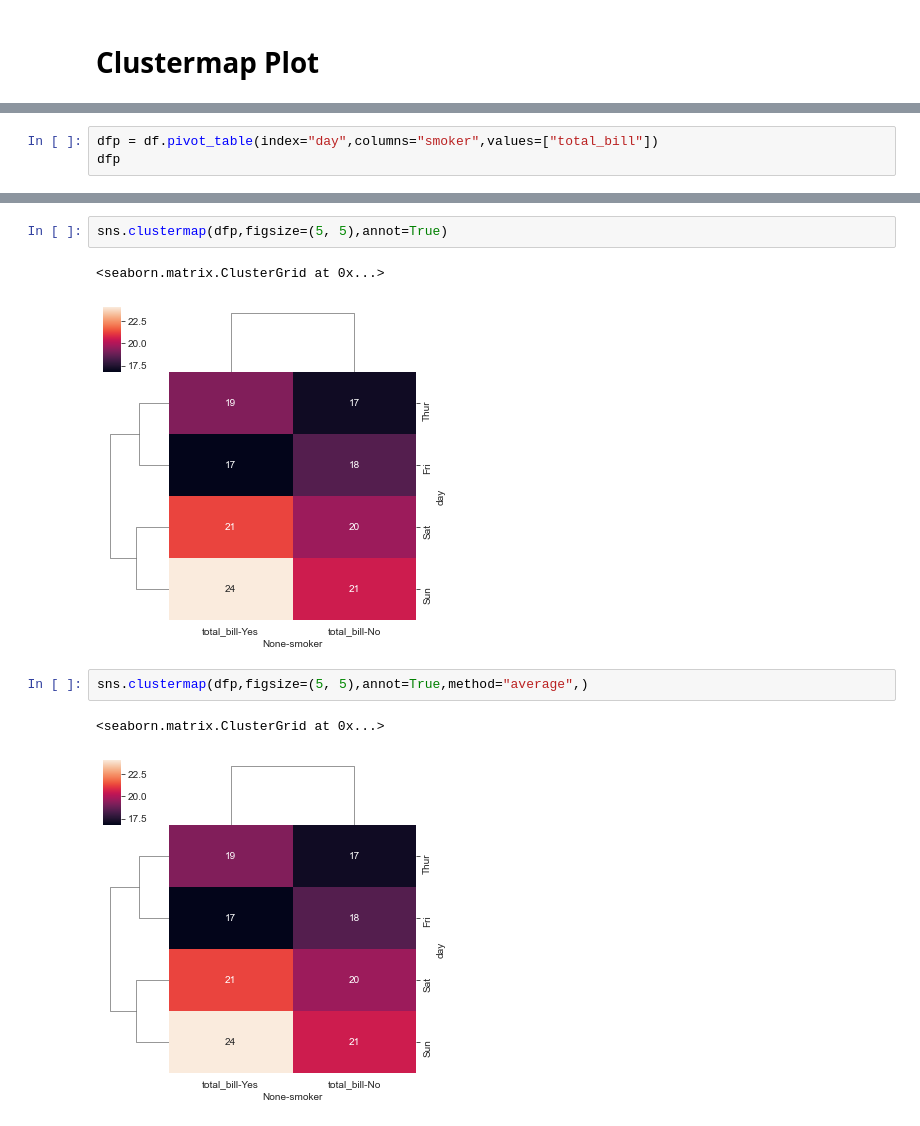
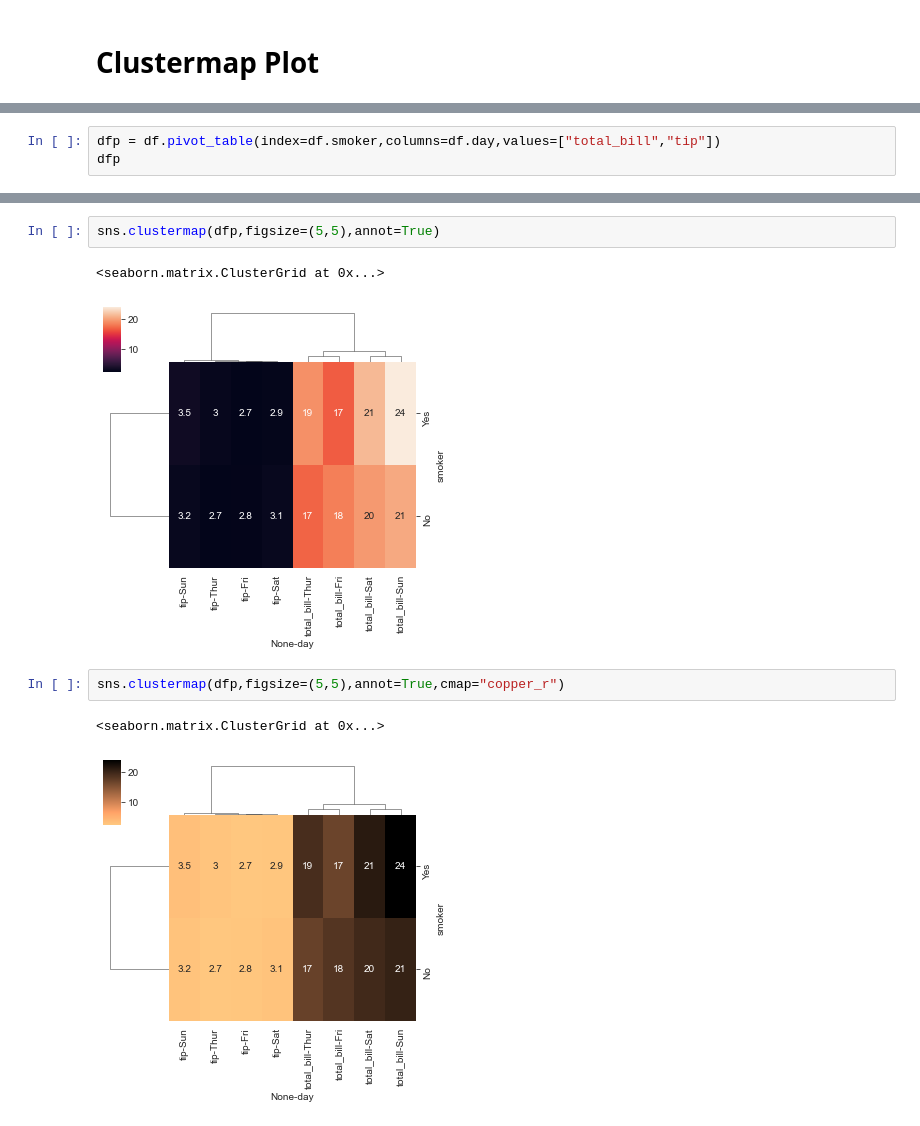
Before and after one commit to pycsr/Python_for_DataScience, a Jupyter notebook: 04_Seaborn_sns_plot_Part-2.ipynb, the cells around one changed output, grey strips where cells are left out. Saved outputs shown, nothing was run; the diff lists cells and outputs as text.

```diff
--- a/04_Seaborn_sns_plot_Part-2.ipynb
+++ b/04_Seaborn_sns_plot_Part-2.ipynb
@@ -226,4 +221,4 @@ df.head(5)
 # %%
-dfp = df.pivot_table(index="day",columns="smoker",values=["total_bill"])
+dfp = df.pivot_table(index=df.smoker,columns=df.day,values=["total_bill","tip"])
 dfp
 # %% [output]
@@ -242,10 +235,10 @@ sns.clustermap(dfp)
 # %%
-sns.clustermap(dfp,figsize=(5, 5),annot=True)
+sns.clustermap(dfp,figsize=(5,5),annot=True)
 # %% [output]
 <seaborn.matrix.ClusterGrid at 0x...>
-[figure, old version]
+[figure, new version]
 # %%
-sns.clustermap(dfp,figsize=(5, 5),annot=True,method="average",)
+sns.clustermap(dfp,figsize=(5,5),annot=True,cmap="copper_r")
 # %% [output]
 <seaborn.matrix.ClusterGrid at 0x...>
-[figure, old version]
+[figure, new version]
```
Also changed, not shown: parts of 36 cells of this notebook.
